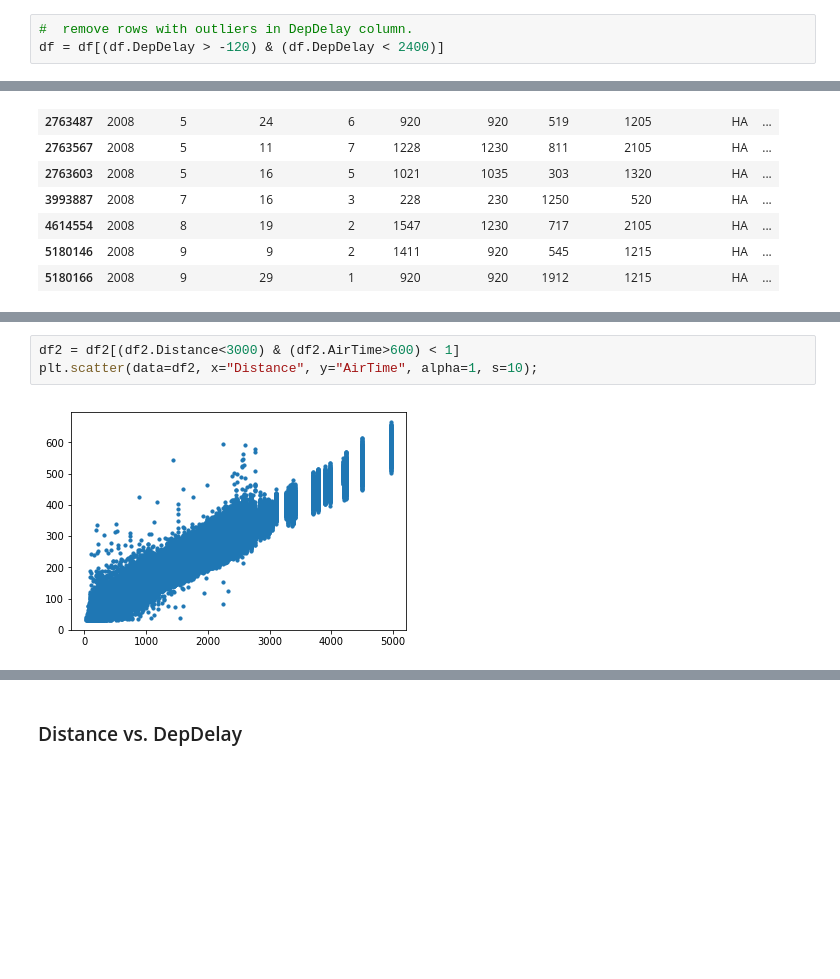
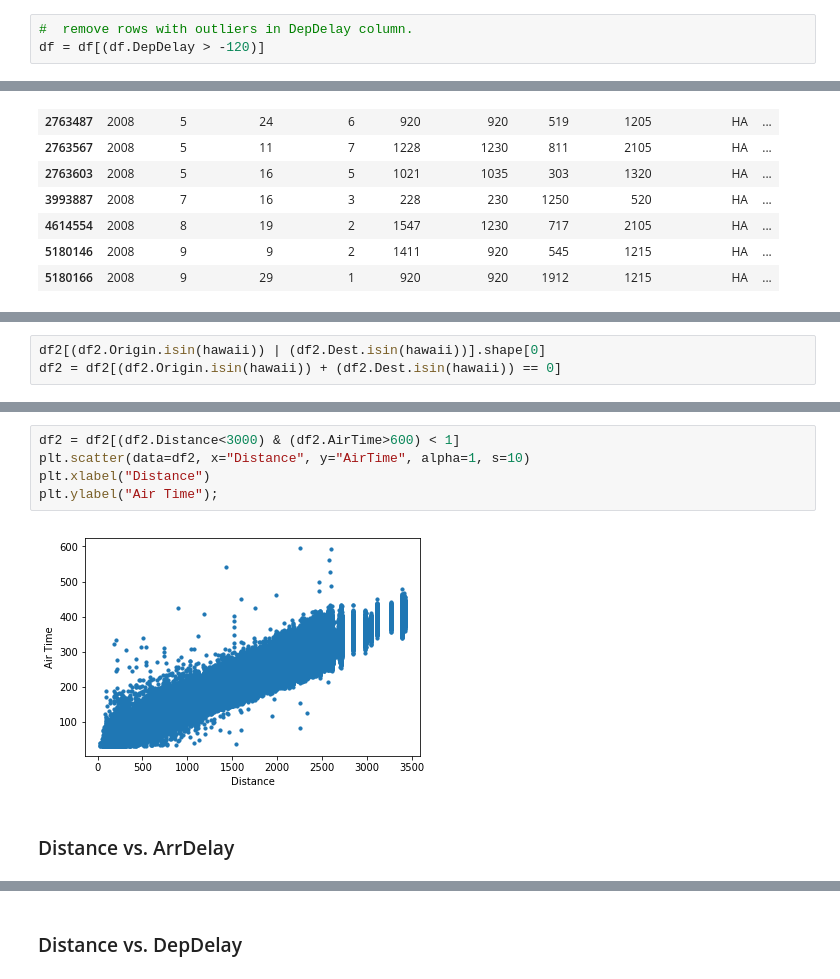
Before and after one commit to kudojp/FlightsDataAnalysis, a Jupyter notebook: exploration_template.ipynb, the cells around one changed output, grey strips where cells are left out. Drawn from its saved outputs; the diff is of its cells as text; blank space fills up the shorter version.

```diff
--- a/exploration_template.ipynb
+++ b/exploration_template.ipynb
@@ -332,6 +331,6 @@ Even though delay more than 1 day is unusual, the reasons of them are explained
 # %%
 #  remove rows with outliers in DepDelay column.
-df = df[(df.DepDelay > -120) & (df.DepDelay < 2400)]
+df = df[(df.DepDelay > -120)]
 # %%
 # plot the histgram again in the limit of [-50<x<200]
 plt.hist(data=df, x="DepDelay",bins=1000)
@@ -532,0 +534,3 @@ df2[(df2.Distance<3000) & (df2.AirTime>600)]
+# %%
+df2[(df2.Origin.isin(hawaii)) | (df2.Dest.isin(hawaii))].shape[0]
+df2 = df2[(df2.Origin.isin(hawaii)) + (df2.Dest.isin(hawaii)) == 0]
@@ -533,5 +543,9 @@ df2[(df2.Distance<3000) & (df2.AirTime>600)]
 # %%
 df2 = df2[(df2.Distance<3000) & (df2.AirTime>600) < 1]
-plt.scatter(data=df2, x="Distance", y="AirTime", alpha=1, s=10);
+plt.scatter(data=df2, x="Distance", y="AirTime", alpha=1, s=10)
+plt.xlabel("Distance")
+plt.ylabel("Air Time");
 # %% [output]
-[figure, old version]
+[figure, new version]
+# %% [markdown]
+### Distance vs. ArrDelay
```
Also changed, not shown: parts of 58 cells of this notebook.
